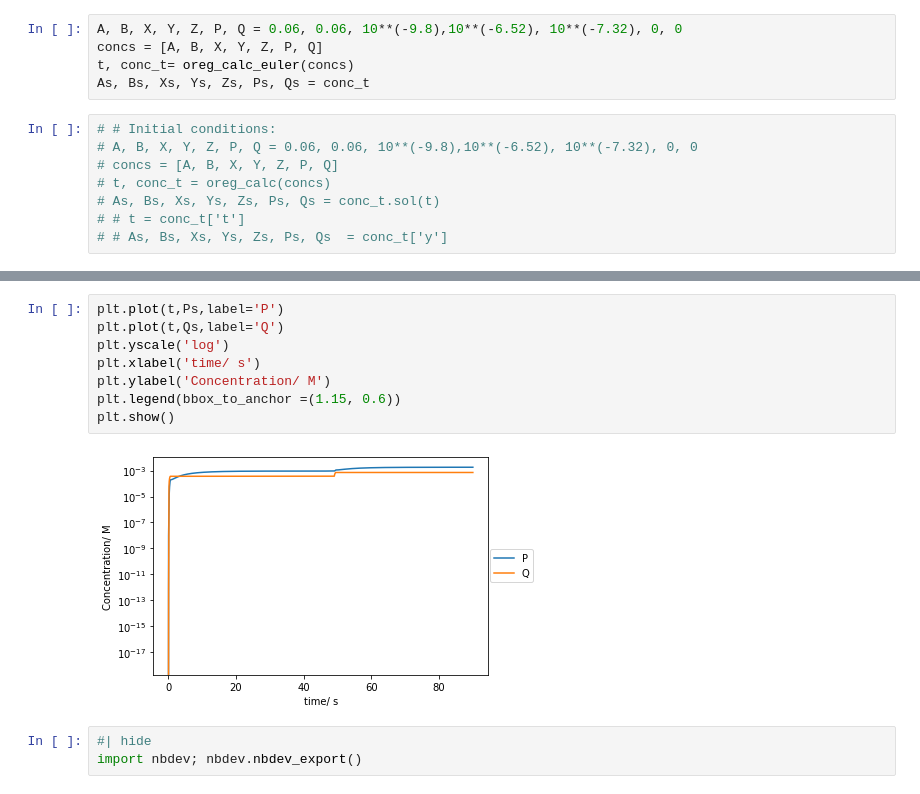
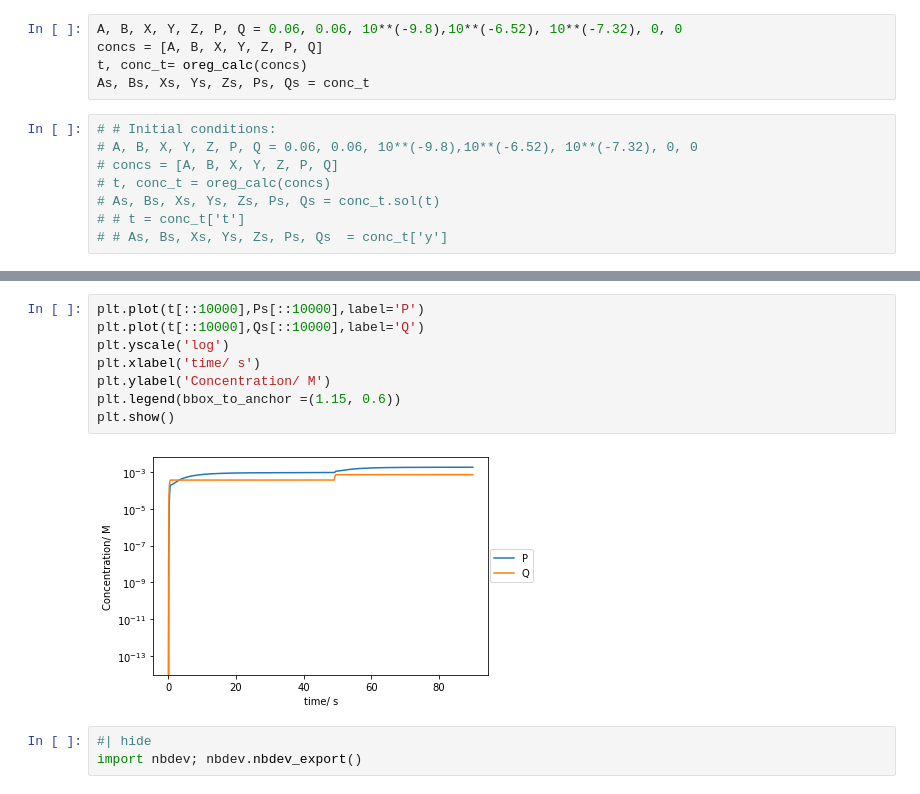
Before and after one commit to KGrewal1/ChemIITools, a Jupyter notebook: nbs/02_Kinetics.ipynb, the cells around one changed output, grey strips where cells are left out. Cells and saved outputs as stored; diff of their text form.

```diff
--- a/nbs/02_Kinetics.ipynb
+++ b/nbs/02_Kinetics.ipynb
@@ -143,7 +143,7 @@ def oreg_calc_RK4(concs, rates={'k1':1.34, 'k2':1.6e9, 'k3':8e3, 'k4':4e7,'k5':1
 # %%
 A, B, X, Y, Z, P, Q = 0.06, 0.06, 10**(-9.8),10**(-6.52), 10**(-7.32), 0, 0
 concs = [A, B, X, Y, Z, P, Q]
-t, conc_t= oreg_calc_euler(concs)
+t, conc_t= oreg_calc(concs)
 As, Bs, Xs, Ys, Zs, Ps, Qs = conc_t
 # %%
 # # Initial conditions:
@@ -175,15 +175,15 @@ plt.show()
 # %% [output]
 [figure]
 # %%
-plt.plot(t,Ps,label='P')
-plt.plot(t,Qs,label='Q')
+plt.plot(t[::10000],Ps[::10000],label='P')
+plt.plot(t[::10000],Qs[::10000],label='Q')
 plt.yscale('log')
 plt.xlabel('time/ s')
 plt.ylabel('Concentration/ M')
 plt.legend(bbox_to_anchor =(1.15, 0.6))
 plt.show()
 # %% [output]
-[figure, old version]
+[figure, new version]
 # %%
 #| hide
 import nbdev; nbdev.nbdev_export()
```
Also changed, not shown: parts of 4 cells of this notebook, 13 other files.
